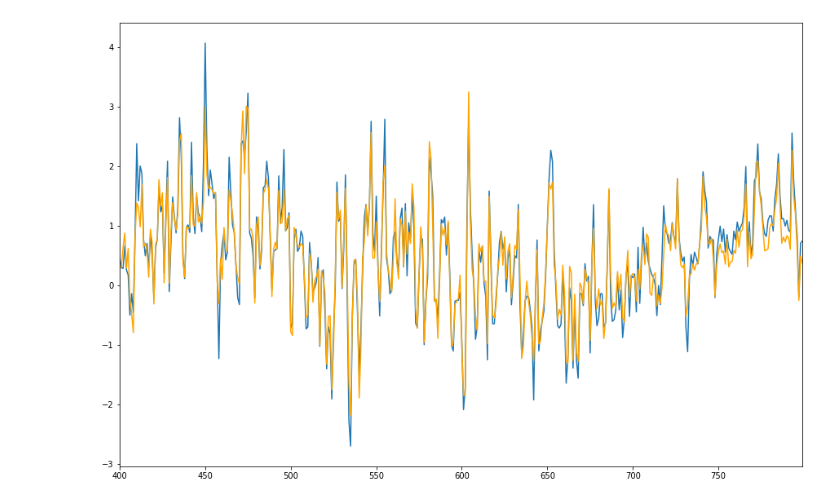
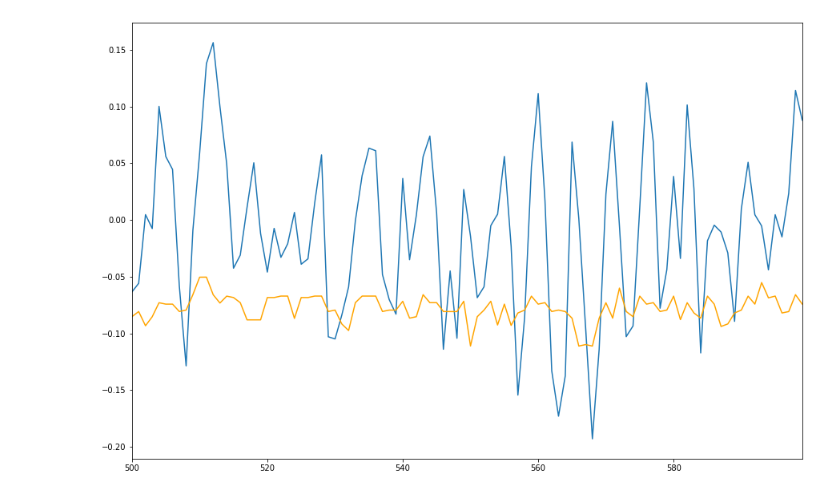
Before and after one commit to Anacron-sec/enterprise-data-analytics-project, a Jupyter notebook: notebooks/Electric power prediction visualization.ipynb, the cells around one changed output. Saved outputs shown, nothing was run; the diff lists cells and outputs as text; code cells hidden in the pictures.

```diff
--- a/notebooks/Electric power prediction visualization.ipynb
+++ b/notebooks/Electric power prediction visualization.ipynb
@@ -18,6 +18,6 @@ plt.show()
 # %%
-original['delta_y'][400:800].plot(figsize=(15,10))
-predictions[400:800].plot(figsize=(15,10), color='orange')
+original['delta_y'][500:600].plot(figsize=(15,10))
+predictions[500:600].plot(figsize=(15,10), color='orange')
 plt.show()
 # %% [output]
-[figure, old version]
+[figure, new version]
```
Also changed, not shown: parts of 1 cell of this notebook, 3 other files.
